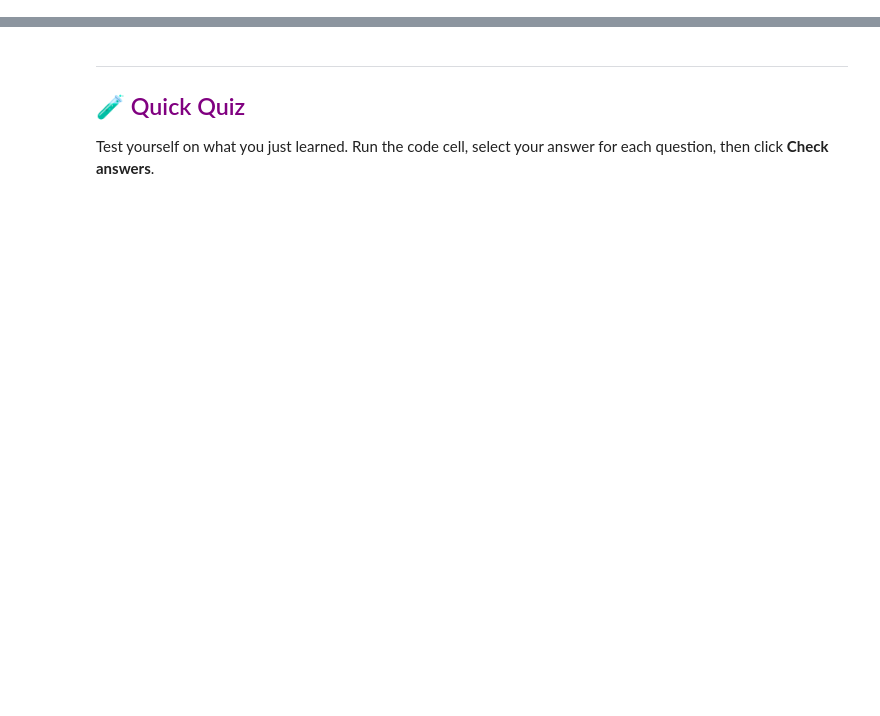
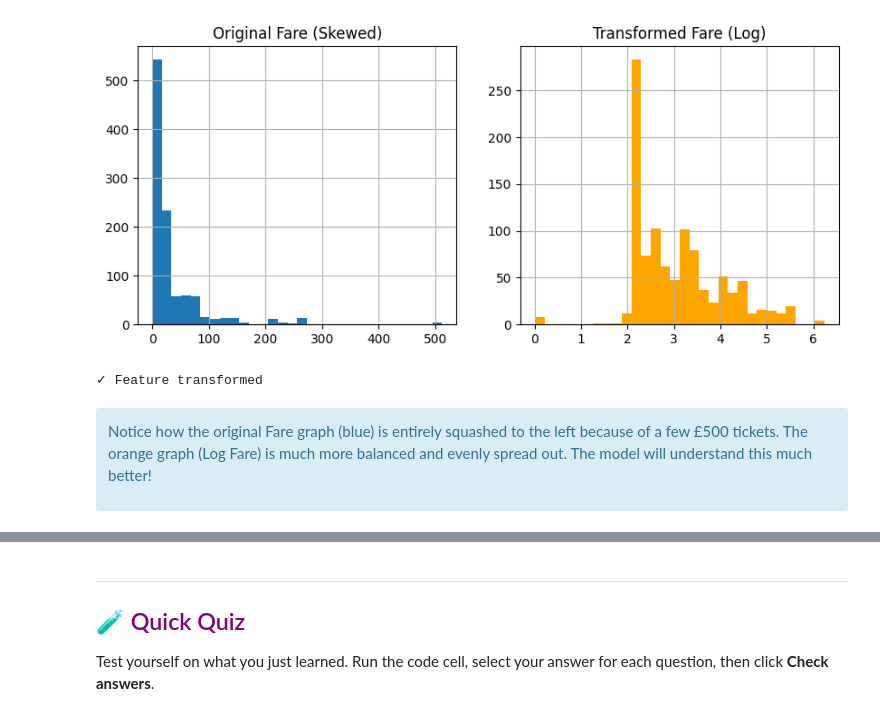
Before and after one commit to nathanhigginbotham/UCL-CDT-AICourse, a Jupyter notebook: B11_Feature_Engineering.ipynb, the cells around one changed output, grey strips where cells are left out. Drawn from its saved outputs; the diff is of its cells as text; code cells hidden in the pictures; blank space fills up the shorter version.

```diff
--- a/B11_Feature_Engineering.ipynb
+++ b/B11_Feature_Engineering.ipynb
@@ -272,0 +214,6 @@ print("✓ Challenge completed")
+# %%
+# Create the new FamilySize feature
+df['FamilySize'] = df['Siblings_Spouses'] + df['Parents_Children'] + 1
+
+display(df[['Siblings_Spouses', 'Parents_Children', 'FamilySize']].head())
+print("✓ New variable created")
@@ -272,0 +242,25 @@ print("✓ Challenge completed")
+# %%
+# Transform: squish the giant Fare numbers using a logarithm
+df['Log_Fare'] = np.log1p(df['Fare'])
+
+# Let's see the before & after visually
+plt.figure(figsize=(10, 4))
+plt.subplot(1, 2, 1)
+df['Fare'].hist(bins=30)
+plt.title("Original Fare (Skewed)")
+
+plt.subplot(1, 2, 2)
+df['Log_Fare'].hist(bins=30, color='orange')
+plt.title("Transformed Fare (Log)")
+plt.show()
+
+print("✓ Feature transformed")
+# %% [output]
+[figure, added]
+✓ Feature transformed
+# %% [markdown]
+<div class="alert alert-info">
+
+Notice how the original Fare graph (blue) is entirely squashed to the left because of a few £500 tickets. The orange graph (Log Fare) is much more balanced and evenly spread out. The model will understand this much better!
+
+</div>
```
Also changed, not shown: parts of 37 cells of this notebook, 2 other files.
